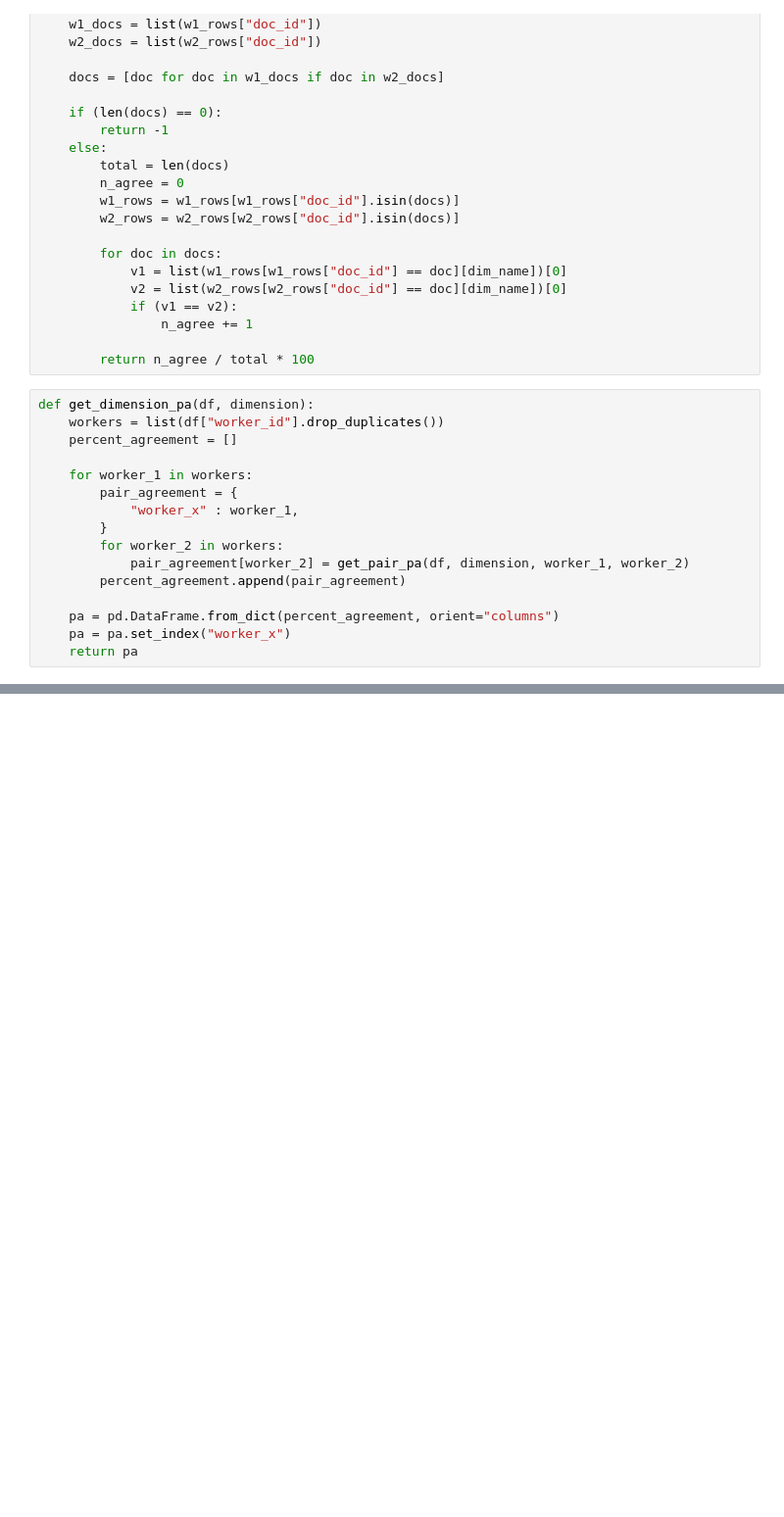
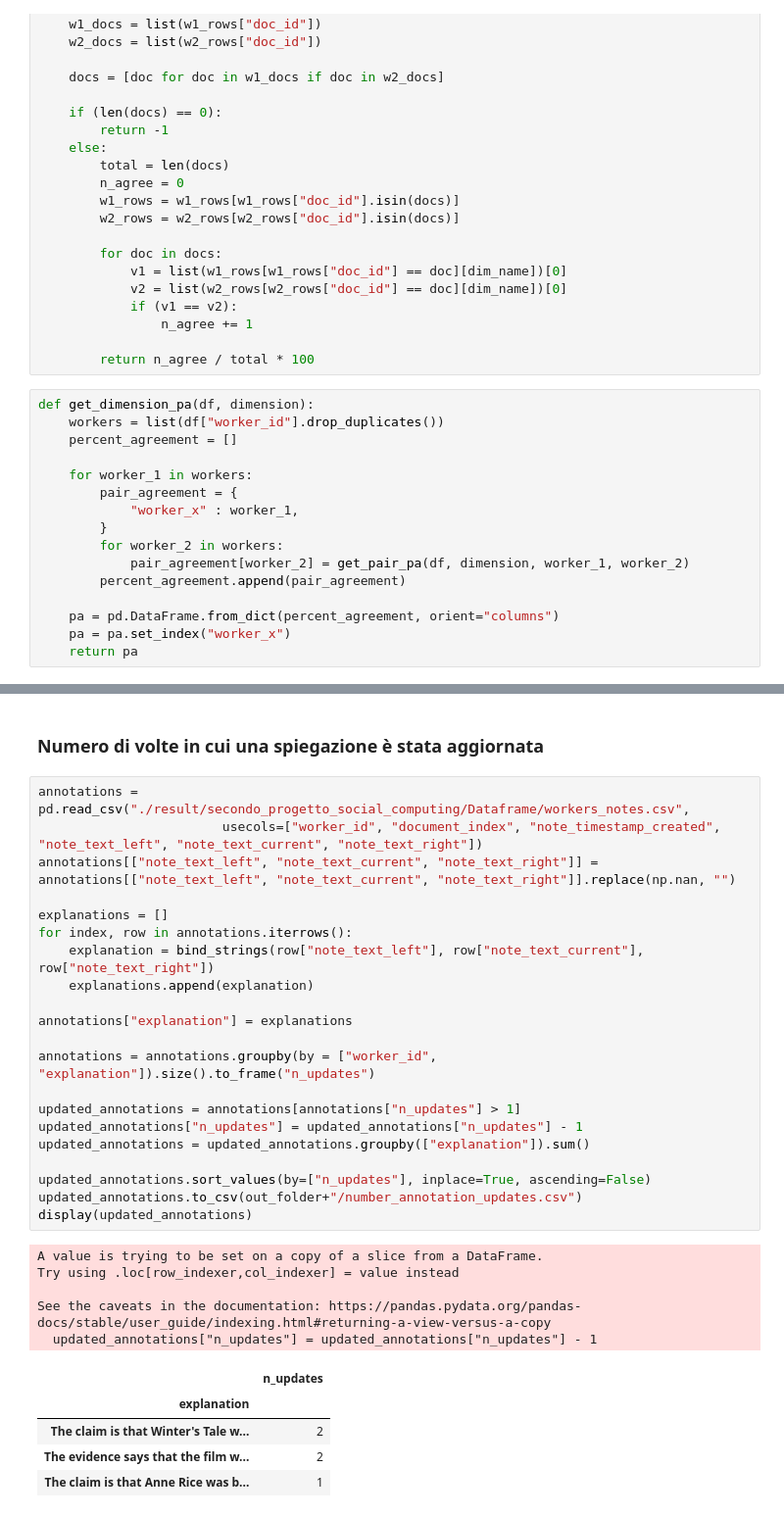
Before and after one commit to TheCancia22/Social-Computing-Project-1-2, a Jupyter notebook: parte_2/progetto.ipynb, the cells around one changed output, grey strips where cells are left out. Shown at 98% size. Cells and saved outputs as stored; diff of their text form; blank space fills up the shorter version.

```diff
--- a/parte_2/progetto.ipynb
+++ b/parte_2/progetto.ipynb
@@ -258,0 +310,34 @@ truthfulness-2 percent agreement
+# %% [markdown]
+### Numero di volte in cui una spiegazione è stata aggiornata
+# %%
+annotations = pd.read_csv("./result/secondo_progetto_social_computing/Dataframe/workers_notes.csv",
+                        usecols=["worker_id", "document_index", "note_timestamp_created", "note_text_left", "note_text_current", "note_text_right"])
+annotations[["note_text_left", "note_text_current", "note_text_right"]] = annotations[["note_text_left", "note_text_current", "note_text_right"]].replace(np.nan, "")
+
+explanations = []
+for index, row in annotations.iterrows():
+    explanation = bind_strings(row["note_text_left"], row["note_text_current"], row["note_text_right"])
+    explanations.append(explanation)
+
+annotations["explanation"] = explanations
+
+annotations = annotations.groupby(by = ["worker_id", "explanation"]).size().to_frame("n_updates")
+
+updated_annotations = annotations[annotations["n_updates"] > 1]
+updated_annotations["n_updates"] = updated_annotations["n_updates"] - 1
+updated_annotations = updated_annotations.groupby(["explanation"]).sum()
+
+updated_annotations.sort_values(by=["n_updates"], inplace=True, ascending=False)
+updated_annotations.to_csv(out_folder+"/number_annotation_updates.csv")
+display(updated_annotations)
+# %% [output]
+A value is trying to be set on a copy of a slice from a DataFrame.
+Try using .loc[row_indexer,col_indexer] = value instead
+
+See the caveats in the documentation: https://pandas.pydata.org/pandas-docs/stable/user_guide/indexing.html#returning-a-view-versus-a-copy
+  updated_annotations["n_updates"] = updated_annotations["n_updates"] - 1
+|  | n_updates |
+| explanation |  |
+| The claim is that Winter's Tale w... | 2 |
+| The evidence says that the film w... | 2 |
+| The claim is that Anne Rice was b... | 1 |
```
Also changed, not shown: parts of 6 cells of this notebook, 4 other files.
